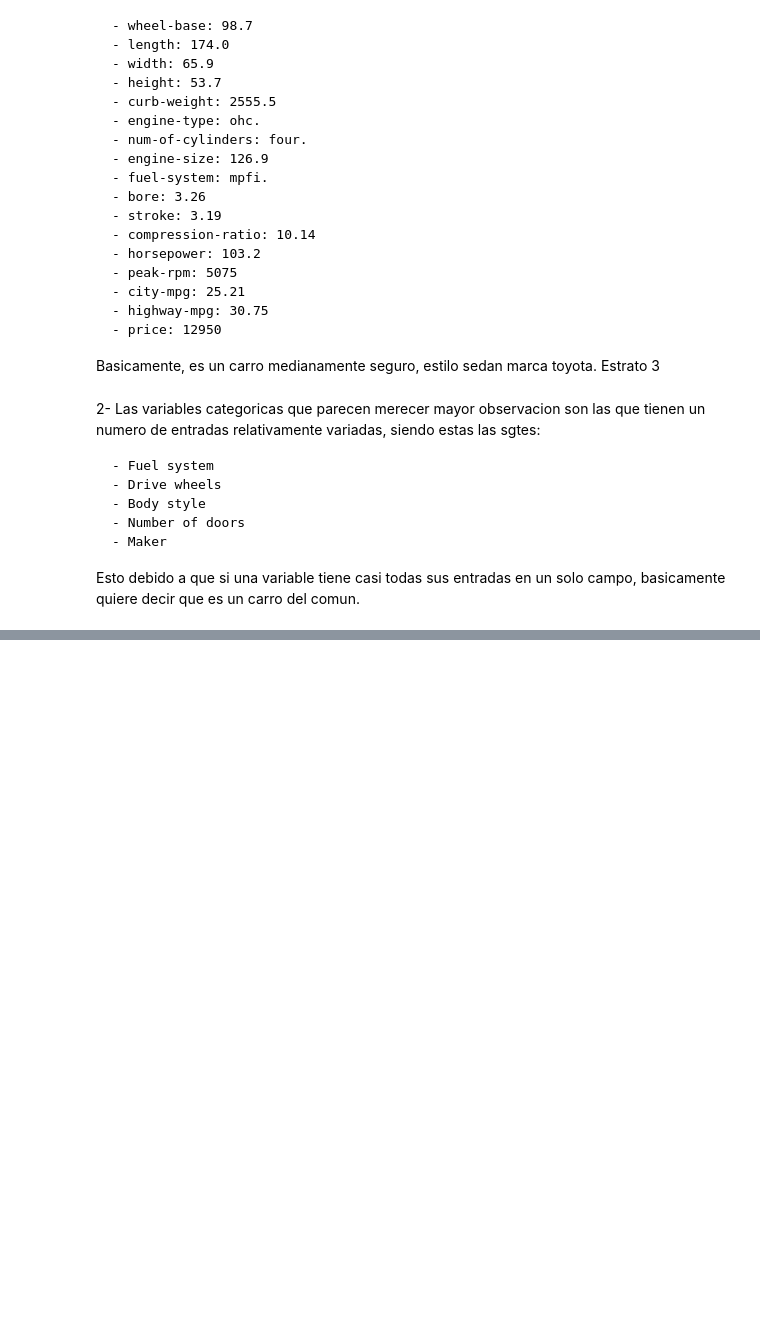
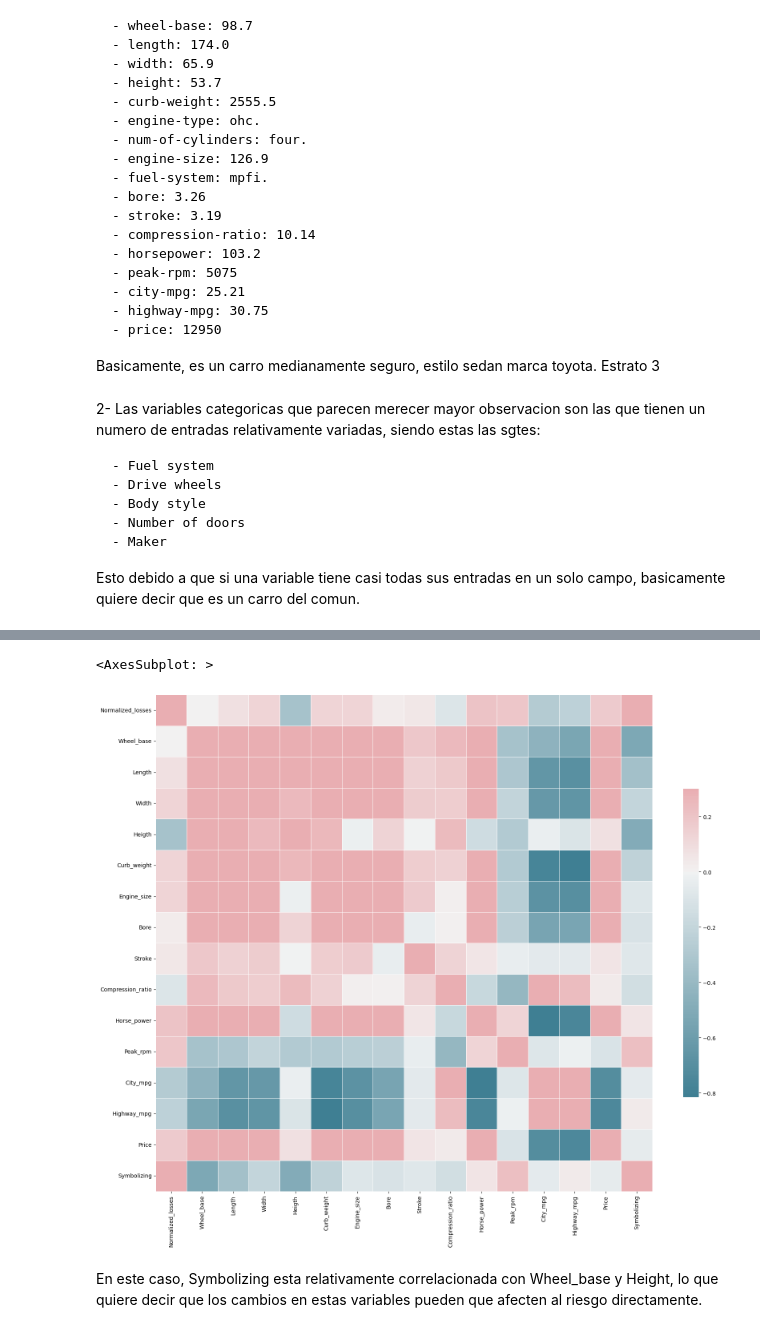
Before and after one commit to SebastianMosqueraCaicedo/ana-datos-riesgo, a Jupyter notebook: Proyect_Agredo_Mosquera.ipynb, the cells around one changed output, grey strips where cells are left out. Cells and saved outputs as stored; diff of their text form; code cells hidden in the pictures; blank space fills up the shorter version.

```diff
--- a/Proyect_Agredo_Mosquera.ipynb
+++ b/Proyect_Agredo_Mosquera.ipynb
@@ -711,0 +1088,5 @@ Estas variables tienen un mayor coeficiente de relacion entre si y otras variabl
+# %%
+indep_data = data[indep_vars]
+dep_data = data[dep_vars]
+# %%
+train_x, test_x, train_y, test_y = train_test_split(indep_data, dep_data, test_size=0.33, random_state=42)
@@ -711,0 +1103,3 @@ Estas variables tienen un mayor coeficiente de relacion entre si y otras variabl
+# %%
+regr = linear_model.LinearRegression()
+regr.fit(train_x, train_y)
@@ -711,0 +1225,3 @@ Estas variables tienen un mayor coeficiente de relacion entre si y otras variabl
+# %%
+corr = train_x.join(train_y).corr()
+corr
@@ -711,0 +1246,12 @@ Estas variables tienen un mayor coeficiente de relacion entre si y otras variabl
+# %%
+f, ax = plt.subplots(figsize=(20, 20))
+
+cmap = sns.diverging_palette(220, 10, as_cmap=True)
+
+sns.heatmap(corr, cmap=cmap, vmax=.3, center=0,
+            square=True, linewidths=.5, cbar_kws={"shrink": .5})
+# %% [output]
+<AxesSubplot: >
+[figure, added]
+# %% [markdown]
+En este caso, Symbolizing esta relativamente correlacionada con Wheel_base y Height, lo que quiere decir que los cambios en estas variables pueden que afecten al riesgo directamente.
```
Also changed, not shown: parts of 73 cells of this notebook.
